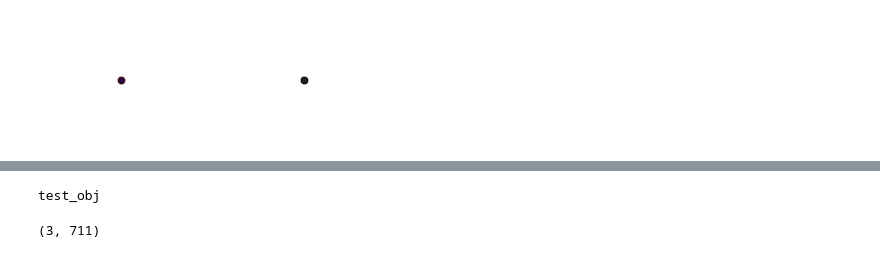
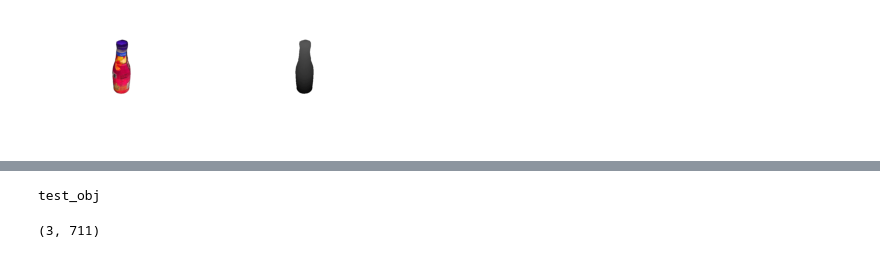
Before and after one commit to leoHeidel/AtlasNet-tf, a Jupyter notebook: test-renderer.ipynb, the cells around one changed output, grey strips where cells are left out. Drawn from its saved outputs; the diff is of its cells as text; code cells hidden in the pictures.

```diff
--- a/test-renderer.ipynb
+++ b/test-renderer.ipynb
@@ -5,7 +5,7 @@
 # %%
 # Render offscreen -- make sure to set the PyOpenGL platform
 import os
-os.environ["PYOPENGL_PLATFORM"] = "osmesa"
+os.environ["PYOPENGL_PLATFORM"] = "egl"
 import numpy as np
 import trimesh
 import pyrender
@@ -19,31 +19,31 @@ scene.add(mesh)
 camera = pyrender.PerspectiveCamera(yfov=np.pi / 3.0)
 s = np.sqrt(2)/2
 camera_pose = np.array([
        [0.0, -s,   s,   0.3],
        [1.0,  0.0, 0.0, 0.0],
        [0.0,  s,   s,   0.35],
        [0.0,  0.0, 0.0, 1.0],
     ])
 scene.add(camera, pose=camera_pose)
 
 # Set up the light -- a single spot light in the same spot as the camera
 light = pyrender.SpotLight(color=np.ones(3), intensity=3.0,
                                innerConeAngle=np.pi/16.0)
 scene.add(light, pose=camera_pose)
 
 # Render the scene
 r = pyrender.OffscreenRenderer(640, 480)
 color, depth = r.render(scene)
 
 # Show the images
 import matplotlib.pyplot as plt
 plt.figure()
 plt.subplot(1,2,1)
 plt.axis('off')
 plt.imshow(color)
 plt.subplot(1,2,2)
 plt.axis('off')
 plt.imshow(depth, cmap=plt.cm.gray_r)
 plt.show()
 # %% [output]
-[figure, old version]
+[figure, new version]
```
Also changed, not shown: parts of 5 cells of this notebook, 14 other files.
